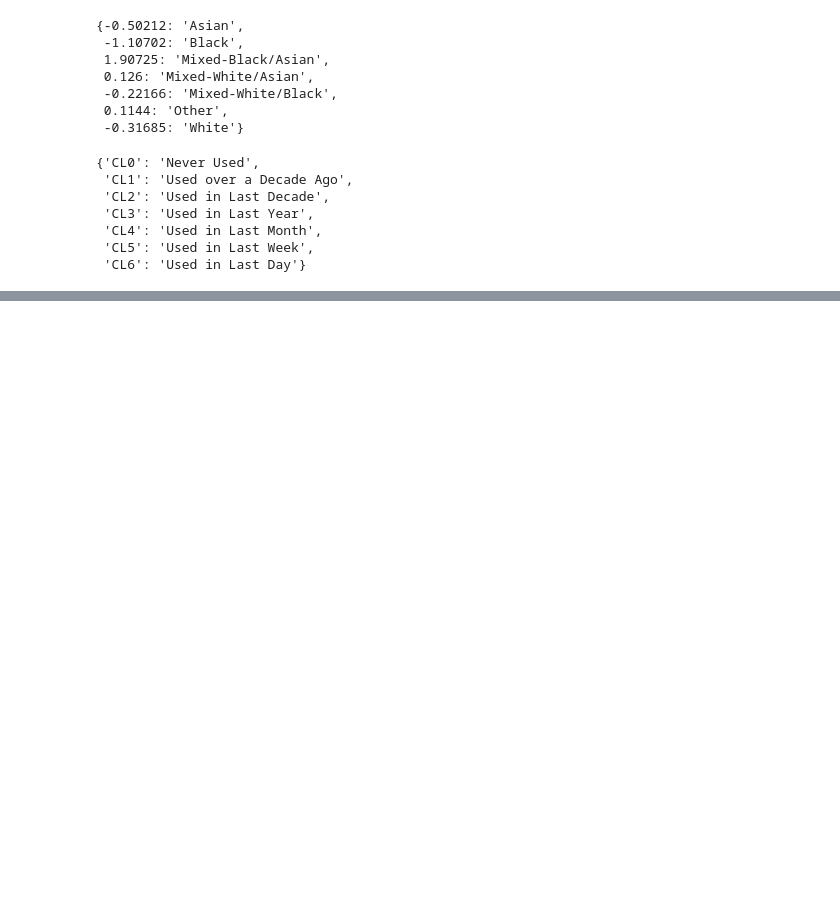
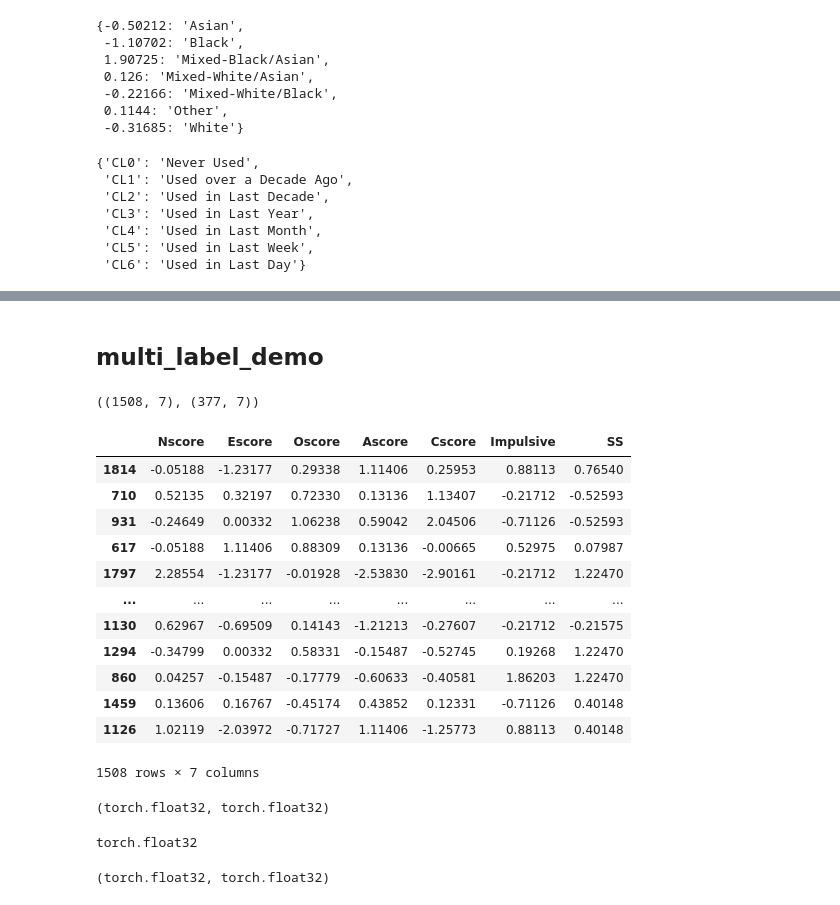
Before and after one commit to OverCat2000/Drug_Consumption_Data_Analysis_Project, a Jupyter notebook: notebook.ipynb, the cells around one changed output, grey strips where cells are left out. Cells and saved outputs as stored; diff of their text form; code cells hidden in the pictures; blank space fills up the shorter version.

Commit message:
MLP for multi-label classification

```diff
--- a/notebook.ipynb
+++ b/notebook.ipynb
@@ -152,3 +176,6 @@ df
+# %%
+df["Age"] = df["Age"].replace({'65+' : '55 - 64'})
+df["Age"] = df["Age"].replace({'55 - 64' : '55+'})
 # %%
 df.dtypes
 # %% [output]
@@ -173,0 +201,15 @@ df.to_csv("drug.csv")
+# %%
+score_cols = df.iloc[:, 5:(5+7)].columns
+demo_cols = df.iloc[:, :5].columns
+drug_cols = df.iloc[:, 12:].columns
+# %% [markdown]
+## multi_label_demo
+# %%
+X = df[score_cols]
+y = df[drug_cols].replace(dict(zip(np.unique(y), np.array([0, 0, 0, 1, 1, 1, 1]))))
+# %%
+X_train, X_test, y_train, y_test = train_test_split(X, y, test_size=0.2, random_state=42)
+# %%
+X_train.shape, X_test.shape
+# %% [output]
+((1508, 7), (377, 7))
@@ -173,0 +232,16 @@ df.to_csv("drug.csv")
+# %%
+X_train
+# %% [output]
+|  | Nscore | Escore | Oscore | Ascore | Cscore | Impulsive | SS |
+| 1814 | -0.05188 | -1.23177 | 0.29338 | 1.11406 | 0.25953 | 0.88113 | 0.76540 |
+| 710 | 0.52135 | 0.32197 | 0.72330 | 0.13136 | 1.13407 | -0.21712 | -0.52593 |
+| 931 | -0.24649 | 0.00332 | 1.06238 | 0.59042 | 2.04506 | -0.71126 | -0.52593 |
+| 617 | -0.05188 | 1.11406 | 0.88309 | 0.13136 | -0.00665 | 0.52975 | 0.07987 |
+| 1797 | 2.28554 | -1.23177 | -0.01928 | -2.53830 | -2.90161 | -0.21712 | 1.22470 |
+| ... | ... | ... | ... | ... | ... | ... | ... |
+| 1130 | 0.62967 | -0.69509 | 0.14143 | -1.21213 | -0.27607 | -0.21712 | -0.21575 |
+| 1294 | -0.34799 | 0.00332 | 0.58331 | -0.15487 | -0.52745 | 0.19268 | 1.22470 |
+| 860 | 0.04257 | -0.15487 | -0.17779 | -0.60633 | -0.40581 | 1.86203 | 1.22470 |
+| 1459 | 0.13606 | 0.16767 | -0.45174 | 0.43852 | 0.12331 | -0.71126 | 0.40148 |
+| 1126 | 1.02119 | -2.03972 | -0.71727 | 1.11406 | -1.25773 | 0.88113 | 0.40148 |
+1508 rows × 7 columns
@@ -173,0 +254,4 @@ df.to_csv("drug.csv")
+# %%
+X_train_tensor.dtype, y_train_tensor.dtype
+# %% [output]
+(torch.float32, torch.float32)
@@ -173,0 +264,8 @@ df.to_csv("drug.csv")
+# %%
+next(iter(train_dataset))[0].dtype
+# %% [output]
+torch.float32
+# %%
+next(iter(train_dataloader))[0].dtype, next(iter(train_dataloader))[1].dtype
+# %% [output]
+(torch.float32, torch.float32)
```
Also changed, not shown: parts of 16 cells of this notebook, 1 other file.
